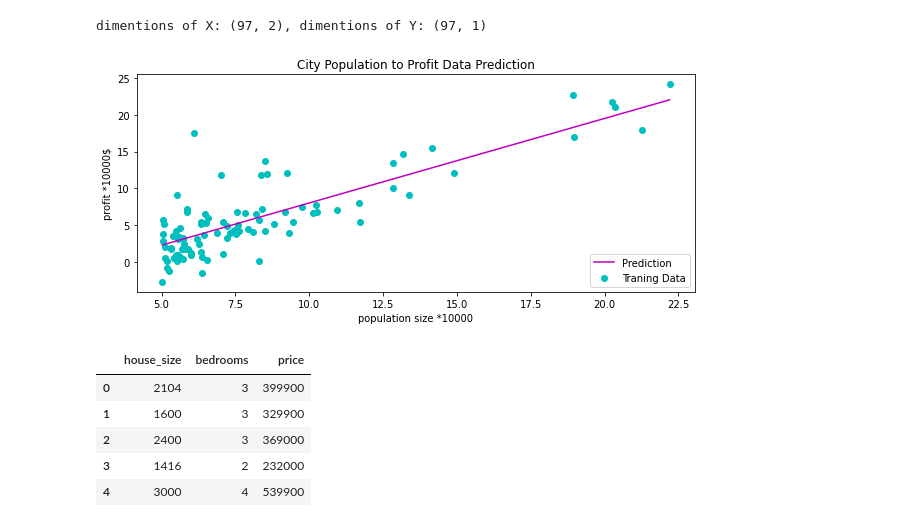
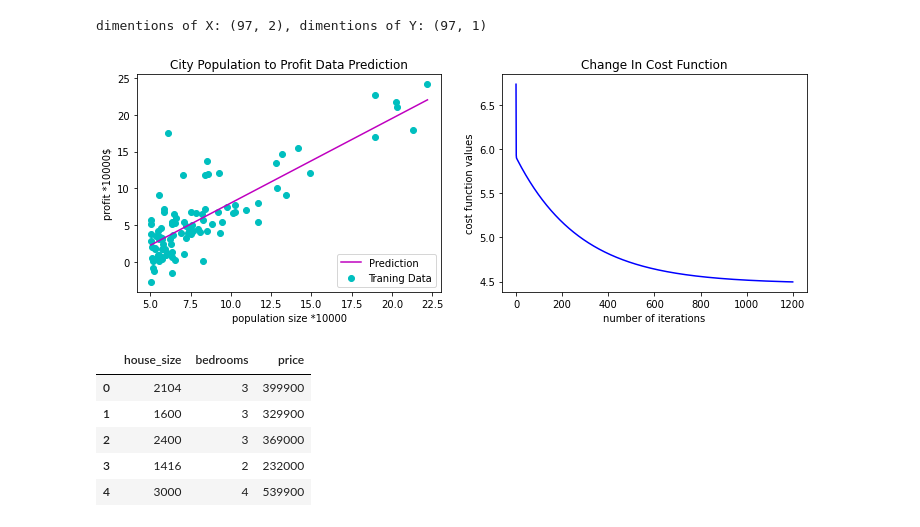
Before and after one commit to Lab-Brat/Machine_Learning_Practice, a Jupyter notebook: FromScratch/linear_regression.ipynb, the cells around one changed output. Saved outputs shown, nothing was run; the diff lists cells and outputs as text; code cells hidden in the pictures.

Commit message:
added 'computeCost' as a stand-alone function, added cost function evolution plot

```diff
--- a/FromScratch/linear_regression.ipynb
+++ b/FromScratch/linear_regression.ipynb
@@ -36,6 +36,13 @@ iters = 1200
 print('dimentions of X: {}, dimentions of Y: {}'.format(X.shape,Y.shape))
 # %% [output]
 dimentions of X: (97, 2), dimentions of Y: (97, 1)
+# %%
+def computeCost(X, Y, theta):
+
+    difference = (X*theta.T)-Y # output of hypothesis function (prediction) - an actualy value
+    J = (1/(2*len(Y)) * np.power(difference,2)).sum()
+
+    return J
 # %%
 def gradientDescent(X, Y, theta, alpha, iters):
     ''' Stochastic Gradient Descent. '''
@@ -48,30 +55,38 @@ def gradientDescent(X, Y, theta, alpha, iters):
         for j in range(parameters):
             term = np.multiply(difference, X[:,j])
             temp[0,j] = theta[0,j] - ( alpha/len(X) * np.sum(term) )
-            theta = temp
-            # calculate cost
-            cost[i] = ( 1/(2*len(Y)) * np.power(difference, 2) ).sum()
+        theta = temp
+        # calculate cost
+        cost[i] = computeCost(X, Y, theta)
+        # cost[i] = ( 1/(2*len(Y)) * np.power(difference, 2) ).sum()
 
     return theta, cost
 # %%
 # update theta
 theta_update, cost = gradientDescent(X, Y, theta, alpha, iters)
 
 # function that fits the dataset
 x = np.linspace(data_1.population.min(), data_1.population.max(), 100)
 fitting_function = theta_update[0,0] + (theta_update[0,1]*x)
 
 # plot results
-fig, ax = plt.subplots(figsize=(10,4))
-ax.plot(x, fitting_function, c='m', label='Prediction')
-ax.scatter(data_1.population, data_1.profit, c='c',label='Traning Data')
-ax.set_xlabel('population size *10000')
-ax.set_ylabel('profit *10000$')
-ax.set_title('City Population to Profit Data Prediction')
-ax.legend(loc=4)
+fig, ax = plt.subplots(1,2, figsize=(12,4))
+ax[0].plot(x, fitting_function, c='m', label='Prediction')
+ax[0].scatter(data_1.population, data_1.profit, c='c',label='Traning Data')
+ax[0].set_xlabel('population size *10000')
+ax[0].set_ylabel('profit *10000$')
+ax[0].set_title('City Population to Profit Data Prediction')
+ax[0].legend(loc=4)
+
+# plt[1].figure(figsize=(5, 5))
+ax[1].set_xlabel('number of iterations')
+ax[1].set_ylabel('cost function values')
+ax[1].set_title("Change In Cost Function")
+ax[1].plot(np.arange(iters), cost, c='b')
+
 plt.show()
 # %% [output]
-[figure, old version]
+[figure, new version]
 # %%
 data_2 = pd.read_csv('lin_reg_2.txt')
 data_2.head()
```
